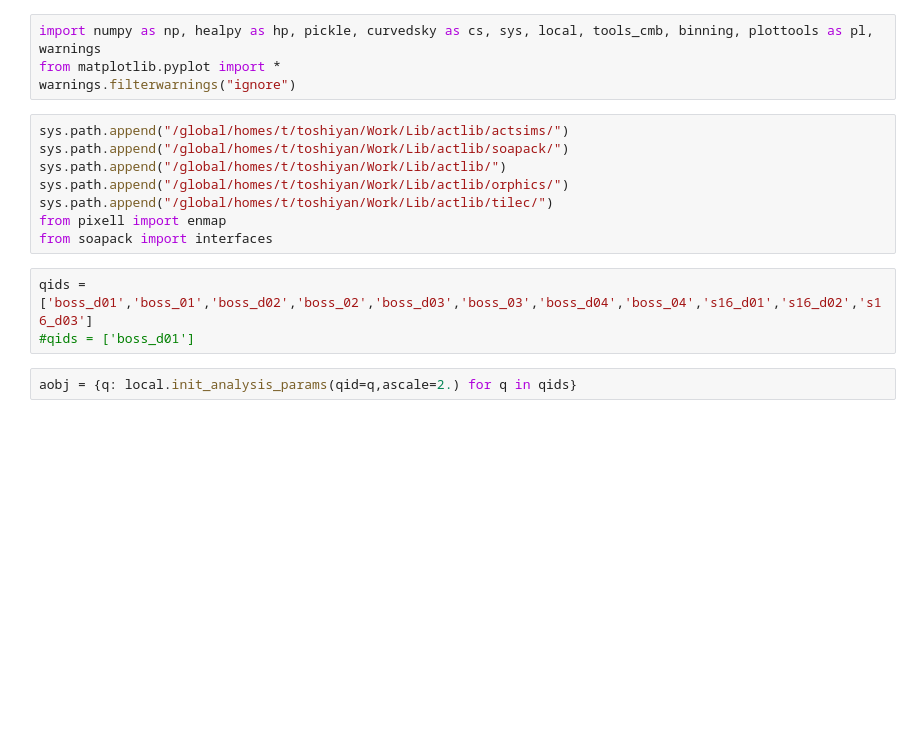
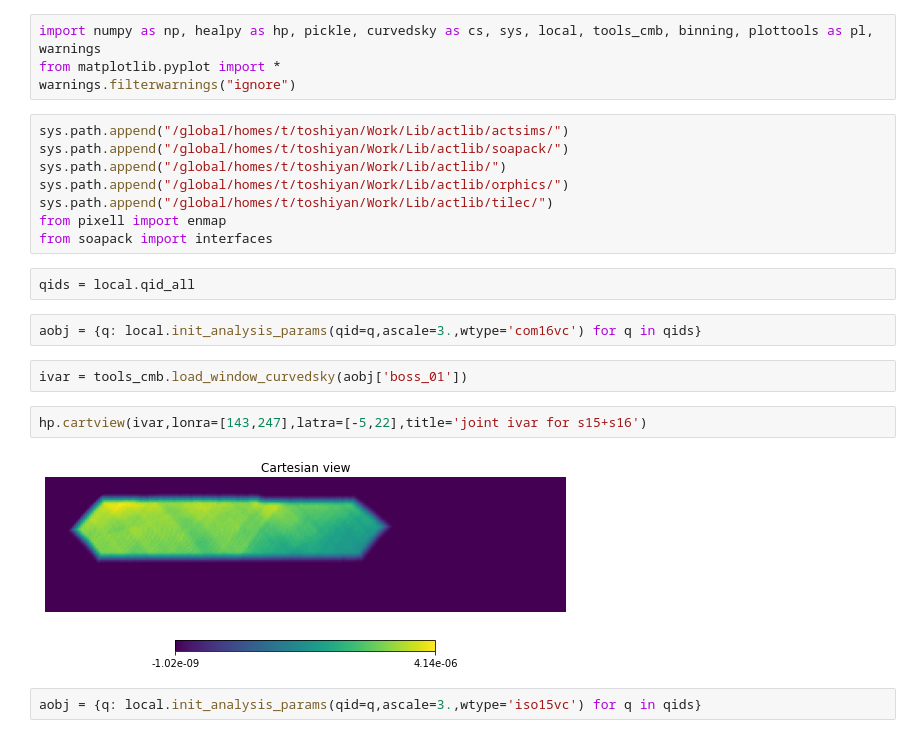
Before and after one commit to ACTCollaboration/Lensing-Daytime, a Jupyter notebook: check_mapvar.ipynb, the cells around one changed output. Drawn from its saved outputs; the diff is of its cells as text; blank space fills up the shorter version.

```diff
--- a/check_mapvar.ipynb
+++ b/check_mapvar.ipynb
@@ -10,8 +10,15 @@ sys.path.append("/global/homes/t/toshiyan/Work/Lib/actlib/orphics/")
 sys.path.append("/global/homes/t/toshiyan/Work/Lib/actlib/tilec/")
 from pixell import enmap
 from soapack import interfaces
-# %%
-qids = ['boss_d01','boss_01','boss_d02','boss_02','boss_d03','boss_03','boss_d04','boss_04','s16_d01','s16_d02','s16_d03']
-#qids = ['boss_d01']
+# %%
+qids = local.qid_all
 # %%
-aobj = {q: local.init_analysis_params(qid=q,ascale=2.) for q in qids}
+aobj = {q: local.init_analysis_params(qid=q,ascale=3.,wtype='com16vc') for q in qids}
+# %%
+ivar = tools_cmb.load_window_curvedsky(aobj['boss_01'])
+# %%
+hp.cartview(ivar,lonra=[143,247],latra=[-5,22],title='joint ivar for s15+s16')
+# %% [output]
+[figure, added]
+# %%
+aobj = {q: local.init_analysis_params(qid=q,ascale=3.,wtype='iso15vc') for q in qids}
```
Also changed, not shown: parts of 5 cells of this notebook.
